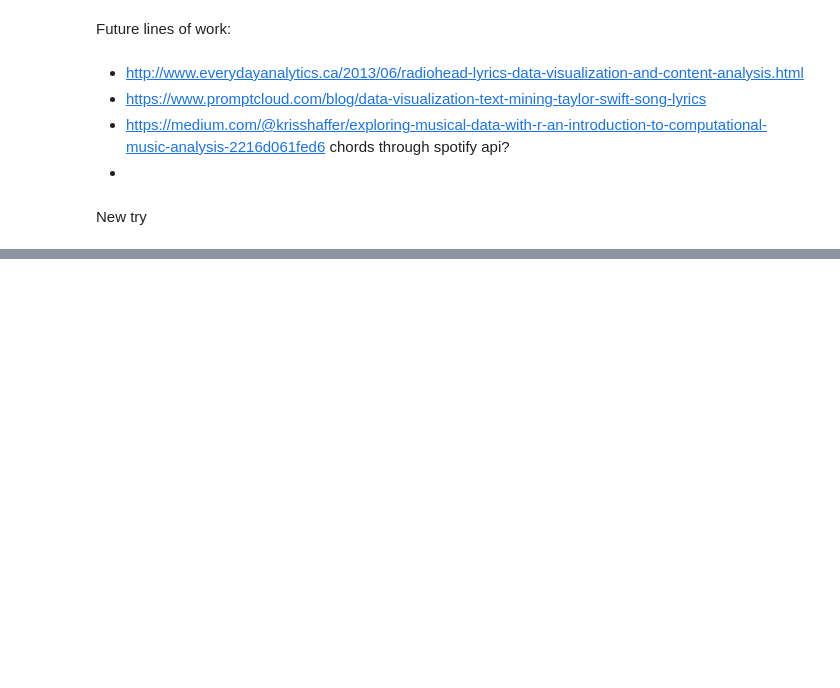
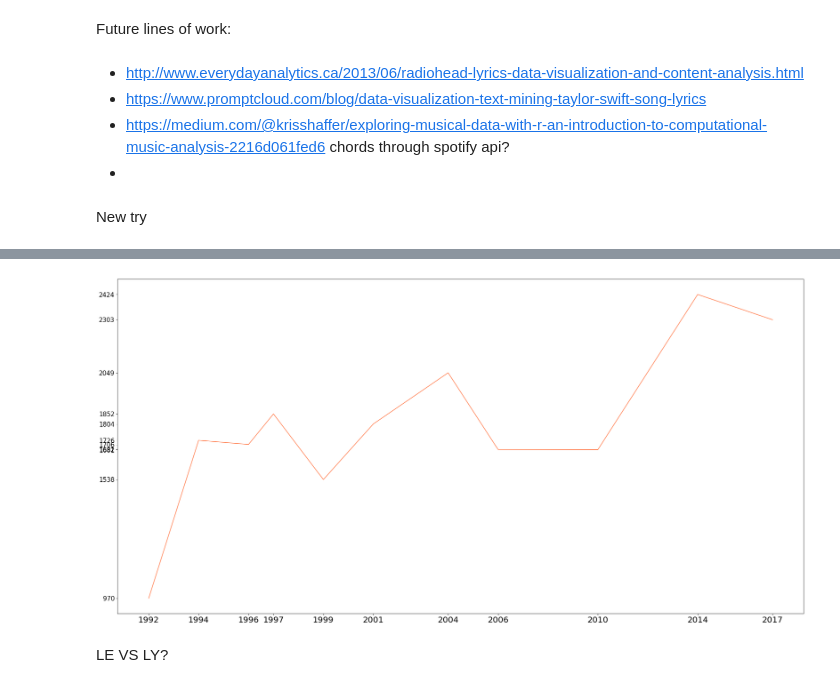
Before and after one commit to alexing/datadata, a Jupyter notebook: drexler_data_exploration.ipynb, the cells around one changed output, grey strips where cells are left out. Cells and saved outputs as stored; diff of their text form; code cells hidden in the pictures; blank space fills up the shorter version.

```diff
--- a/drexler_data_exploration.ipynb
+++ b/drexler_data_exploration.ipynb
@@ -363 +363,29 @@ plt.plot()
 [figure]
+# %%
+stopset = set(stopwords)
+df['tokens'] = pd.Series(dtype=object)
+# %%
+for index, row in df.iterrows():
+    try:
+        tokens = word_tokenize(row['lyrics'])
+        tokens_wo_stopwords = [word for word in tokens if not word in stopset]
+        df.at[index, 'tokens'] = tokens_wo_stopwords
+        df.at[index, 'le_d'] = ( len(tokens_wo_stopwords) / len(tokens) ) * 100
+        df.at[index, 'ly_d'] = len(tokens) / row['duration_s']
+        df.at[index, 'n_words'] = len(tokens)
+        df.at[index, 'n_words_no_rep'] = len(list(set(tokens)))
+    except: # songs without lyrics throw exceptions, i'm lazy
+        continue
+# %%
+fig, ax = plt.subplots(figsize=(30,15))
+n_words_by_album = df.groupby(["year"])['n_words'].sum()
+ax = sns.lineplot(data=n_words_by_album, color="coral", legend=False, size=300)
+plt.xticks(n_words_by_album.index)
+plt.yticks(n_words_by_album)
+for tick in ax.xaxis.get_major_ticks():
+    tick.label.set_fontsize(20)
+for tick in ax.yaxis.get_major_ticks():
+    tick.label.set_fontsize(15)
+plt.plot();
+# %% [output]
+[figure, added]
@@ -363,0 +436,2 @@ plt.plot()
+# %% [markdown]
+LE VS LY?
```
Also changed, not shown: parts of 14 cells of this notebook.
